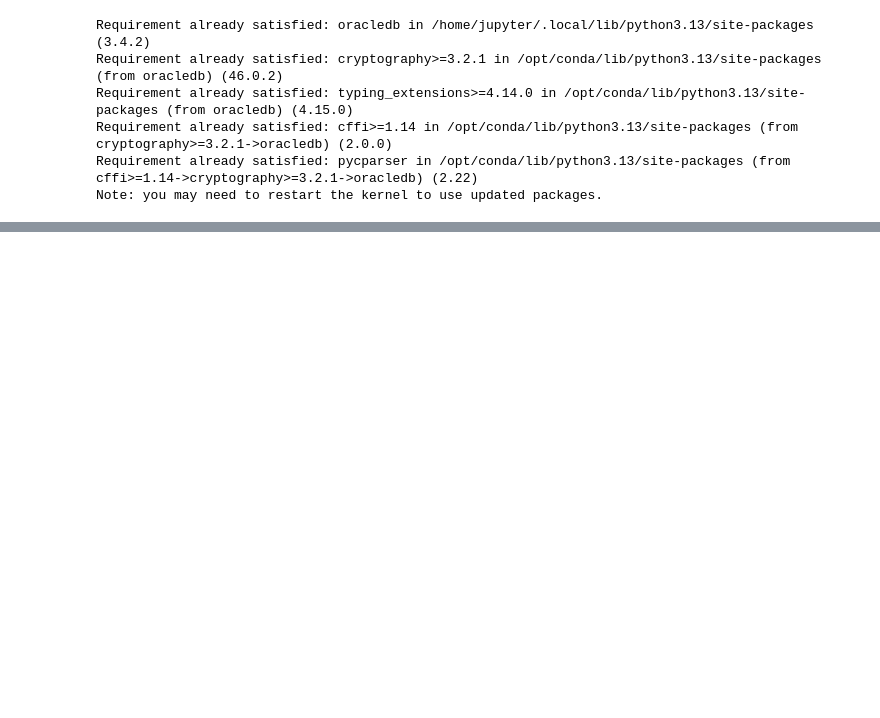
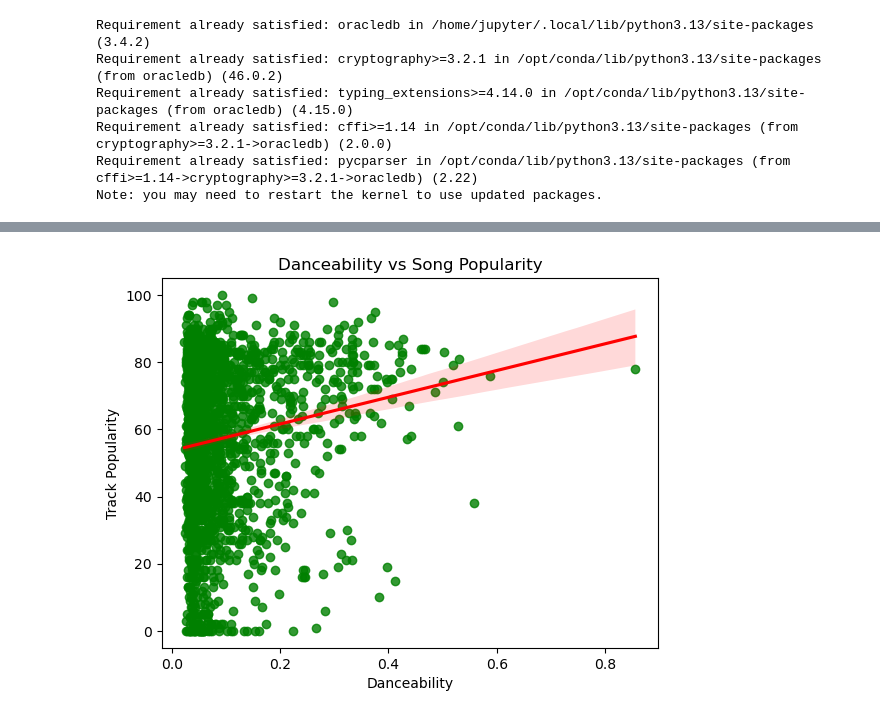
Before and after one commit to emmaoh/cpsc368-project6, a Jupyter notebook: rq2-hayden.ipynb, the cells around one changed output, grey strips where cells are left out. Drawn from its saved outputs; the diff is of its cells as text; code cells hidden in the pictures; blank space fills up the shorter version.

```diff
--- a/rq2-hayden.ipynb
+++ b/rq2-hayden.ipynb
@@ -46,0 +105,18 @@ print(cur.fetchone())
+# %%
+#Plot of Speechiness vs Track Popularity
+
+sns.regplot(
+    x="SPEECHINESS",
+    y="TRACK_POPULARITY",
+    data=rq2_df,
+    line_kws={"color":"red"},
+    scatter_kws={"color": "green"}
+)
+
+plt.title("Danceability vs Song Popularity")
+plt.xlabel("Danceability")
+plt.ylabel("Track Popularity")
+
+plt.show()
+# %% [output]
+[figure, added]
```
Also changed, not shown: parts of 6 cells of this notebook.
